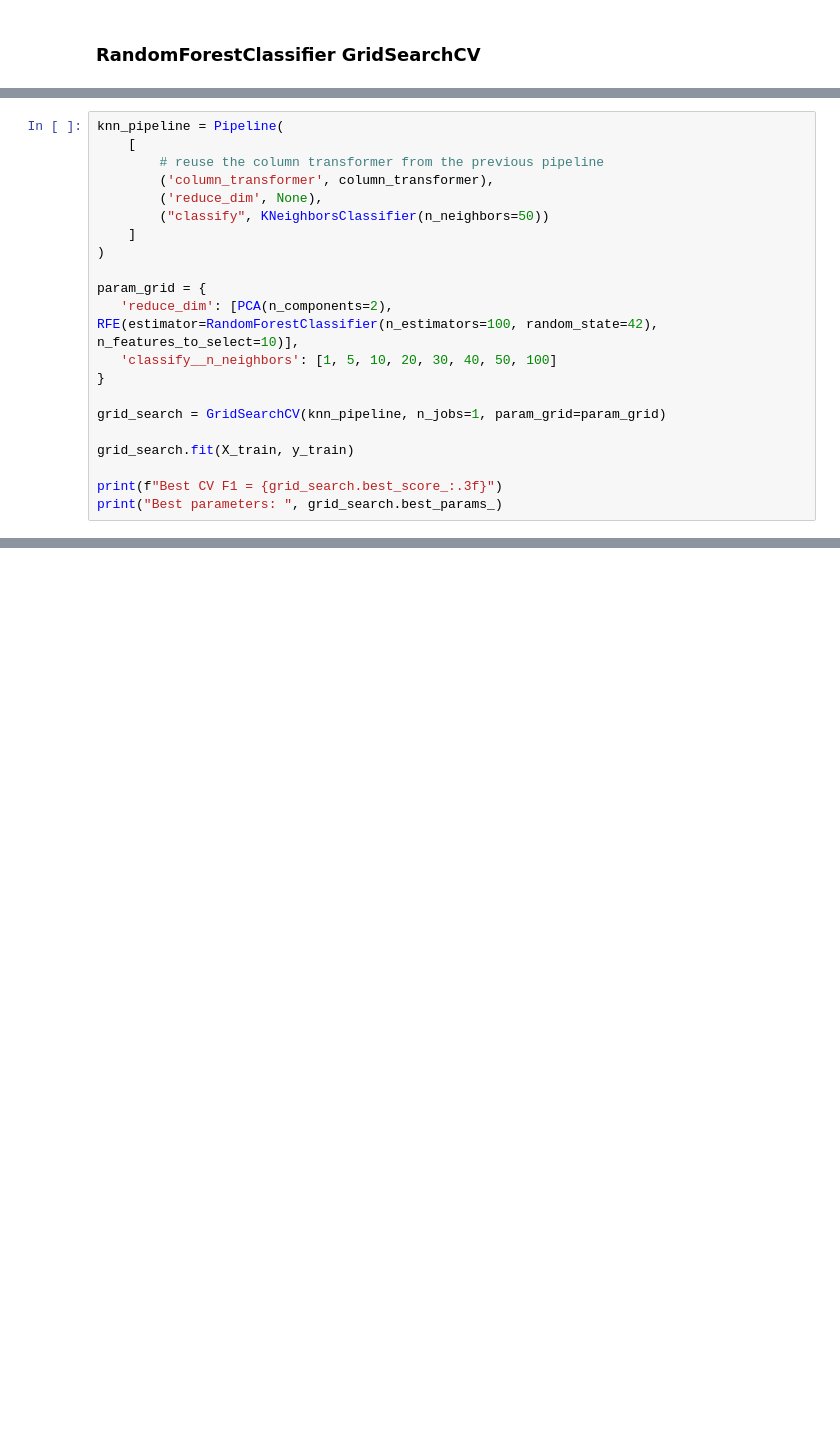
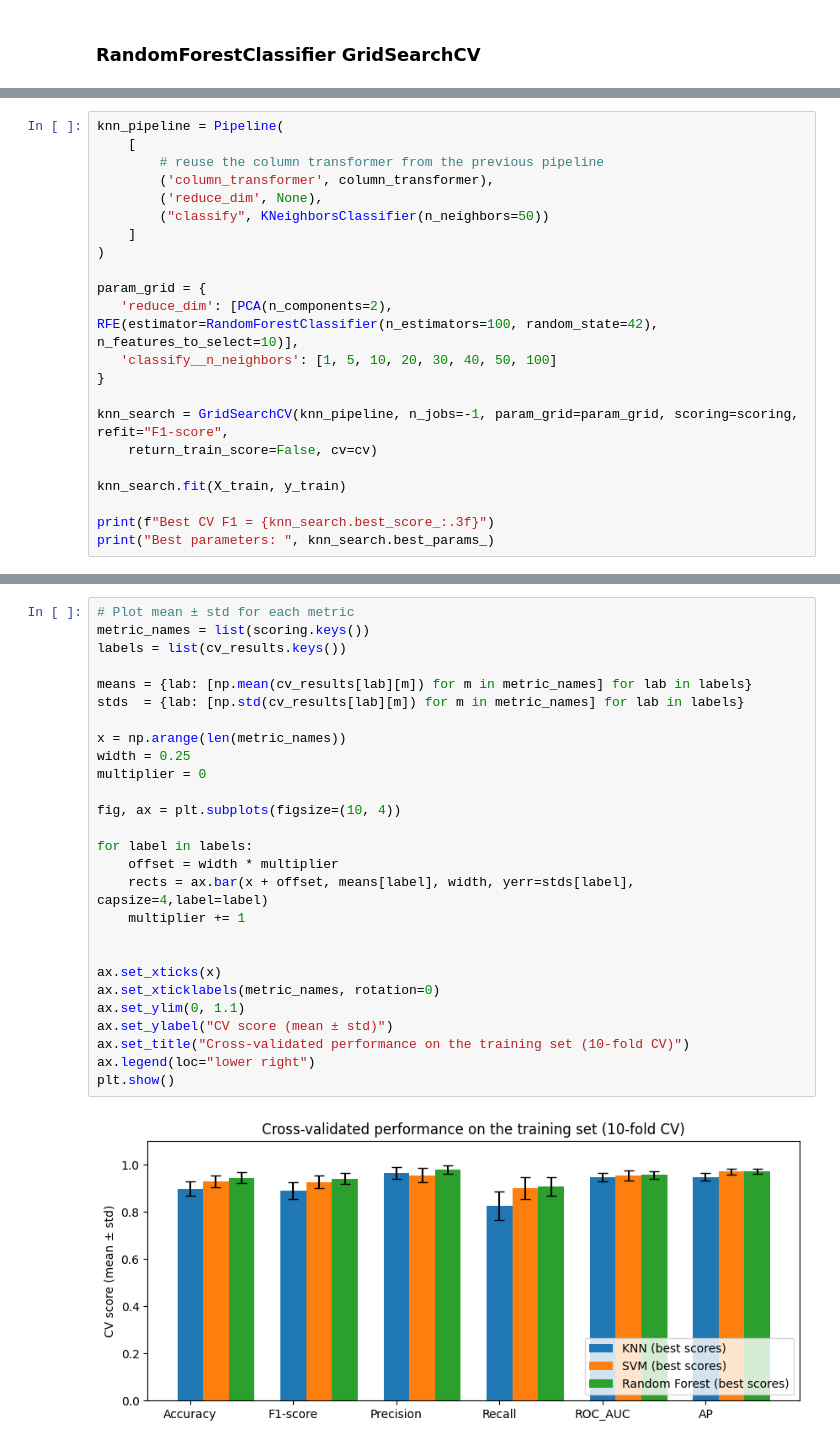
Before and after one commit to kristyan/data, a Jupyter notebook: e-tivity3/etivity3_classification.ipynb, the cells around one changed output, grey strips where cells are left out. Saved outputs shown, nothing was run; the diff lists cells and outputs as text; blank space fills up the shorter version.

```diff
--- a/e-tivity3/etivity3_classification.ipynb
+++ b/e-tivity3/etivity3_classification.ipynb
@@ -792,10 +877,11 @@ param_grid = {
    'classify__n_neighbors': [1, 5, 10, 20, 30, 40, 50, 100]
 }
 
-grid_search = GridSearchCV(knn_pipeline, n_jobs=1, param_grid=param_grid)
+knn_search = GridSearchCV(knn_pipeline, n_jobs=-1, param_grid=param_grid, scoring=scoring, refit="F1-score",
+    return_train_score=False, cv=cv)
 
-grid_search.fit(X_train, y_train)
+knn_search.fit(X_train, y_train)
 
-print(f"Best CV F1 = {grid_search.best_score_:.3f}")
-print("Best parameters: ", grid_search.best_params_)
+print(f"Best CV F1 = {knn_search.best_score_:.3f}")
+print("Best parameters: ", knn_search.best_params_)
 # %% [output]
@@ -825,0 +947,29 @@ Best parameters:  {'reduce_dim': RFE(estimator=RandomForestClassifier(random_sta
+# %%
+# Plot mean ± std for each metric
+metric_names = list(scoring.keys())
+labels = list(cv_results.keys())
+
+means = {lab: [np.mean(cv_results[lab][m]) for m in metric_names] for lab in labels}
+stds  = {lab: [np.std(cv_results[lab][m]) for m in metric_names] for lab in labels}
+
+x = np.arange(len(metric_names))
+width = 0.25
+multiplier = 0
+
+fig, ax = plt.subplots(figsize=(10, 4))
+
+for label in labels:
+    offset = width * multiplier
+    rects = ax.bar(x + offset, means[label], width, yerr=stds[label], capsize=4,label=label)
+    multiplier += 1
+
+
+ax.set_xticks(x)
+ax.set_xticklabels(metric_names, rotation=0)
+ax.set_ylim(0, 1.1)
+ax.set_ylabel("CV score (mean ± std)")
+ax.set_title("Cross-validated performance on the training set (10-fold CV)")
+ax.legend(loc="lower right")
+plt.show()
+# %% [output]
+[figure, added]
```
Also changed, not shown: parts of 12 cells of this notebook.
